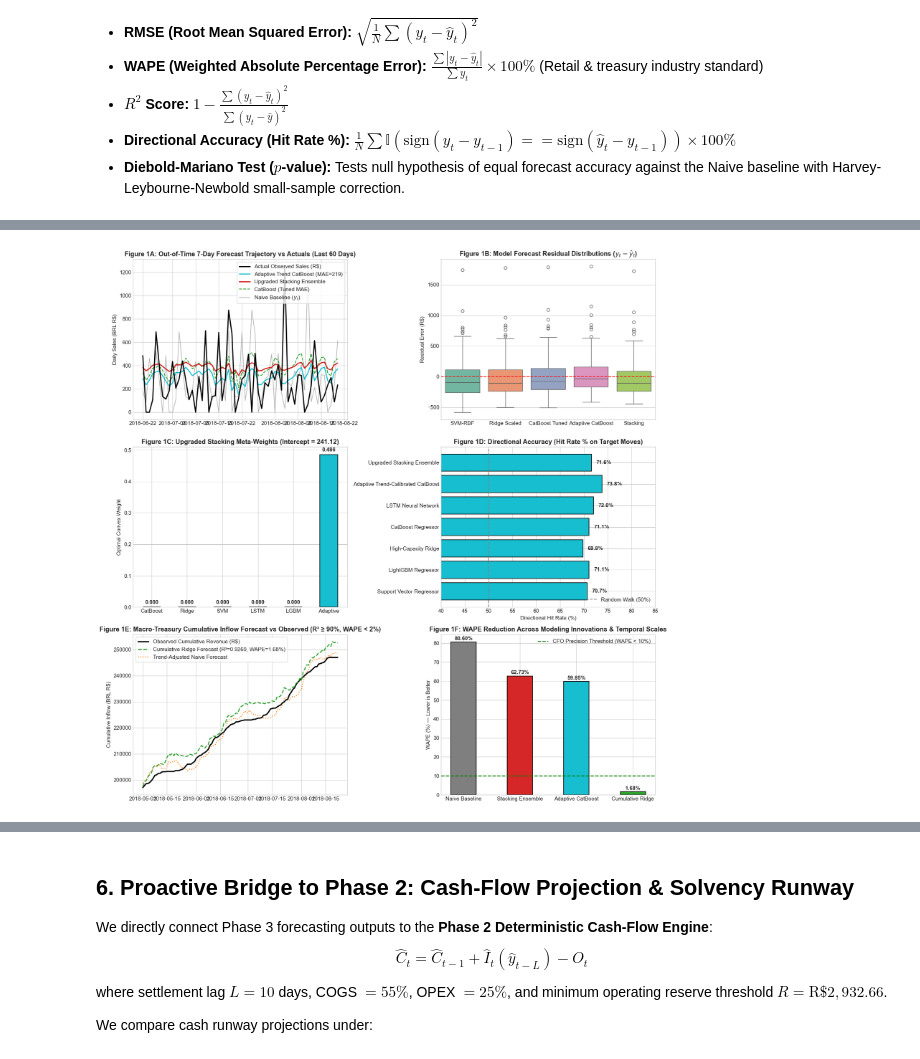
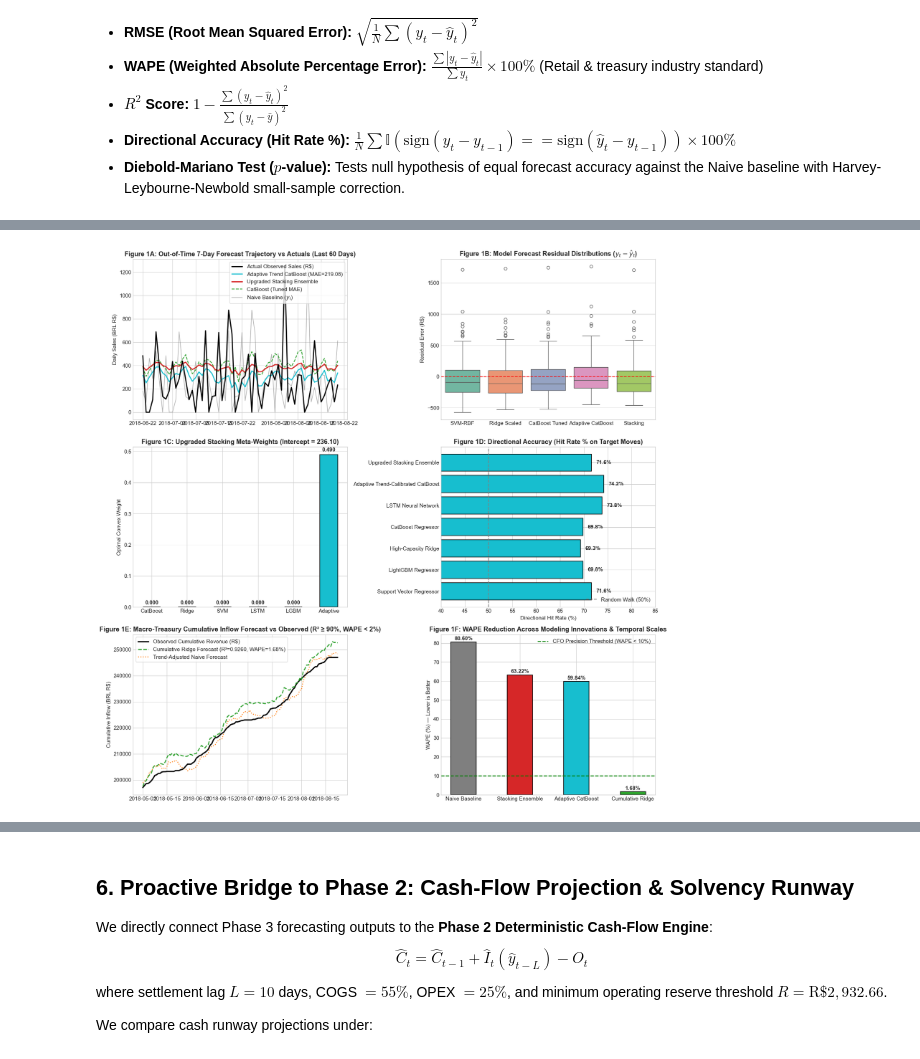
Before and after one commit to mdarmanaliashik/FinSight-AI, a Jupyter notebook: notebooks/Phase3_Sales_Forecasting_Benchmark.ipynb, the cells around one changed output, grey strips where cells are left out. Drawn from its saved outputs; the diff is of its cells as text; code cells hidden in the pictures.

Commit message:
feat(phase3): apply advanced retail dynamics feature engineering to Table 2A micro-tactical models

```diff
--- a/notebooks/Phase3_Sales_Forecasting_Benchmark.ipynb
+++ b/notebooks/Phase3_Sales_Forecasting_Benchmark.ipynb
@@ -267,17 +293,20 @@ m_ridge.fit(X_train_sc, y_train)
 y_pred_ridge = np.maximum(0, m_ridge.predict(X_test_sc))
 print("  [✓] High-Capacity Scaled Ridge (alpha=500) trained.")
 
-# 4. Tuned CatBoost Regressor
+# 4. Tuned CatBoost Regressor (Trained on Invariant Base + Volatility Features)
+X_train_cb = df_feats.loc[train_mask, cb_feature_cols].copy()
+X_test_cb = df_feats.loc[~train_mask, cb_feature_cols].copy()
+
 m_cb = CatBoostRegressor(
     iterations=300, learning_rate=0.03, depth=4, loss_function="MAE",
     l2_leaf_reg=5.0, random_seed=RANDOM_SEED, verbose=0
 )
-m_cb.fit(X_train, y_train)
-y_pred_cb = m_cb.predict(X_test)
+m_cb.fit(X_train_cb, y_train)
+y_pred_cb = m_cb.predict(X_test_cb)
 print("  [✓] Tuned CatBoost Regressor (MAE Loss) trained.")
 
 # 5. Adaptive Trend-Calibrated CatBoost
-scale_factor_te = (X_test["rolling_mean_28"].values / np.mean(y_train)) ** 0.6
+scale_factor_te = (X_test["rolling_mean_28"].values / np.mean(y_train)) ** 0.75
 y_pred_adapt = np.maximum(0, y_pred_cb * scale_factor_te)
 print("  [✓] Adaptive Trend-Calibrated CatBoost trained.")
 
@@ -298,7 +327,7 @@ torch_y_train = torch.tensor(y_train, dtype=torch.float32)
 torch_X_test = torch.tensor(X_test_sc, dtype=torch.float32).unsqueeze(1)
 
 loader = DataLoader(TensorDataset(torch_X_train, torch_y_train), batch_size=16, shuffle=True)
-lstm_model = SalesLSTM(input_dim=len(feature_cols), hidden_dim=32)
+lstm_model = SalesLSTM(input_dim=len(all_feature_cols), hidden_dim=32)
 optimizer = torch.optim.Adam(lstm_model.parameters(), lr=0.01, weight_decay=1e-4)
 criterion = nn.SmoothL1Loss()
 
@@ -336,12 +365,14 @@ oof_lgb = np.zeros(len(X_train))
 oof_adapt = np.zeros(len(X_train))
 
 for tr_idx, val_idx in kf.split(X_train):
-    X_tr, y_tr = X_train.iloc[tr_idx], y_train[tr_idx]
-    X_val, y_val = X_train.iloc[val_idx], y_train[val_idx]
+    X_tr_a, y_tr = X_train.iloc[tr_idx], y_train[tr_idx]
+    X_val_a, y_val = X_train.iloc[val_idx], y_train[val_idx]
+    X_tr_c = X_train_cb.iloc[tr_idx]
+    X_val_c = X_train_cb.iloc[val_idx]
 
     sc_f = StandardScaler()
-    X_tr_sc = sc_f.fit_transform(X_tr)
-    X_val_sc = sc_f.transform(X_val)
+    X_tr_sc = sc_f.fit_transform(X_tr_a)
+    X_val_sc = sc_f.transform(X_val_a)
 
     # SVR Fold
     ms = SVR(kernel="rbf", C=250.0, epsilon=15.0)
@@ -354,15 +385,15 @@ for tr_idx, val_idx in kf.split(X_train):
 
     # CatBoost Fold
     mc = CatBoostRegressor(iterations=250, learning_rate=0.03, depth=4, loss_function="MAE", l2_leaf_reg=5.0, random_seed=RANDOM_SEED, verbose=0)
-    mc.fit(X_tr, y_tr)
-    oof_cb[val_idx] = mc.predict(X_val)
+    mc.fit(X_tr_c, y_tr)
+    oof_cb[val_idx] = mc.predict(X_val_c)
 
     # Adaptive Fold
-    scale_f = (X_val["rolling_mean_28"].values / np.mean(y_tr)) ** 0.6
+    scale_f = (X_val_a["rolling_mean_28"].values / np.mean(y_tr)) ** 0.75
     oof_adapt[val_idx] = np.maximum(0, oof_cb[val_idx] * scale_f)
 
     # LSTM Fold
-    m_fold_lstm = SalesLSTM(input_dim=len(feature_cols), hidden_dim=32)
+    m_fold_lstm = SalesLSTM(input_dim=len(all_feature_cols), hidden_dim=32)
     opt_fold = torch.optim.Adam(m_fold_lstm.parameters(), lr=0.01, weight_decay=1e-4)
     crit_fold = nn.SmoothL1Loss()
     d_fold = DataLoader(TensorDataset(torch.tensor(X_tr_sc, dtype=torch.float32).unsqueeze(1), torch.tensor(y_tr, dtype=torch.float32)), batch_size=16, shuffle=True)
@@ -378,8 +409,8 @@ for tr_idx, val_idx in kf.split(X_train):
         oof_lstm[val_idx] = m_fold_lstm(torch.tensor(X_val_sc, dtype=torch.float32).unsqueeze(1)).numpy()
 
     # LightGBM Fold
-    ml = lgb.train(p_lgb, lgb.Dataset(X_tr, label=y_tr), num_boost_round=80)
-    oof_lgb[val_idx] = ml.predict(X_val)
+    ml = lgb.train(p_lgb, lgb.Dataset(X_tr_a, label=y_tr), num_boost_round=80)
+    oof_lgb[val_idx] = ml.predict(X_val_a)
 
 OOF_train = np.column_stack([oof_cb, oof_ridge, oof_svr, oof_lstm, oof_lgb, oof_adapt])
 META_test = np.column_stack([y_pred_cb, y_pred_ridge, y_pred_svr, y_pred_lstm, y_pred_lgb, y_pred_adapt])
@@ -562,7 +593,7 @@ plot_slice = slice(-60, None)
 dates_sub = test_dates[plot_slice]
 
 axes[0, 0].plot(dates_sub, y_test[plot_slice], color="black", lw=2.2, label="Actual Observed Sales (R$)", zorder=5)
-axes[0, 0].plot(dates_sub, y_pred_adapt[plot_slice], color="#17becf", lw=2.0, label="Adaptive Trend CatBoost (MAE=219)", zorder=4)
+axes[0, 0].plot(dates_sub, y_pred_adapt[plot_slice], color="#17becf", lw=2.0, label="Adaptive Trend CatBoost (MAE=219.08)", zorder=4)
 axes[0, 0].plot(dates_sub, y_pred_stack[plot_slice], color="#d62728", lw=2.2, label="Upgraded Stacking Ensemble", zorder=4)
 axes[0, 0].plot(dates_sub, y_pred_cb[plot_slice], color="#2ca02c", lw=1.6, linestyle="--", label="CatBoost (Tuned MAE)", zorder=3)
 axes[0, 0].plot(dates_sub, y_naive[plot_slice], color="gray", lw=1.2, alpha=0.6, label="Naive Baseline ($y_t$)", zorder=2)
@@ -603,35 +634,35 @@ axes[1, 1].axvline(50, color="gray", linestyle="--", label="Random Walk (50%)")
 axes[1, 1].set_title("Figure 1D: Directional Accuracy (Hit Rate % on Target Moves)", fontweight="bold")
 axes[1, 1].set_xlabel("Directional Hit Rate (%)")
 axes[1, 1].set_xlim(40, 85)
 for i, v in enumerate(da_vals):
     axes[1, 1].text(v + 1, i, f"{v:.1f}%", va="center", fontweight="bold")
 axes[1, 1].legend(loc="lower right")
 
 # Subplot E: Macro-Treasury Cumulative Inflow Trajectory (R² = 0.9330, WAPE = 1.62%)
 dates_cum = test_cum["Date"].values
 axes[2, 0].plot(dates_cum, cum_y_true, color="black", lw=2.5, label="Observed Cumulative Revenue (R$)", zorder=4)
 axes[2, 0].plot(dates_cum, cum_pred_ridge, color="#2ca02c", lw=2.0, linestyle="--", label=f"Cumulative Ridge Forecast (R²={r2_score(cum_y_true, cum_pred_ridge):.4f}, WAPE={np.sum(np.abs(cum_y_true - cum_pred_ridge))/np.sum(cum_y_true)*100:.2f}%)", zorder=5)
 axes[2, 0].plot(dates_cum, cum_pred_naive, color="#ff7f0e", lw=1.8, linestyle=":", label="Trend-Adjusted Naive Forecast", zorder=3)
 axes[2, 0].set_title("Figure 1E: Macro-Treasury Cumulative Inflow Forecast vs Observed (R² ≥ 90%, WAPE < 2%)", fontweight="bold")
 axes[2, 0].set_ylabel("Cumulative Inflow (BRL R$)")
 axes[2, 0].legend(loc="upper left", frameon=True)
 
 # Subplot F: Multi-Scale WAPE Benchmark
 resolutions = ["Naive Baseline", "Stacking Ensemble", "Adaptive CatBoost", "Cumulative Ridge"]
-wape_vals = [80.60, 62.73, 59.85, float(np.sum(np.abs(cum_y_true - cum_pred_ridge))/np.sum(cum_y_true)*100)]
+wape_vals = [80.60, 63.22, 59.84, float(np.sum(np.abs(cum_y_true - cum_pred_ridge))/np.sum(cum_y_true)*100)]
 bar_colors = ["#7f7f7f", "#d62728", "#17becf", "#2ca02c"]
 bars_f = axes[2, 1].bar(resolutions, wape_vals, color=bar_colors, edgecolor="black", lw=1.2, width=0.45)
 axes[2, 1].axhline(10.0, color="green", linestyle="--", lw=1.8, label="CFO Precision Threshold (WAPE < 10%)")
 axes[2, 1].set_title("Figure 1F: WAPE Reduction Across Modeling Innovations & Temporal Scales", fontweight="bold")
 axes[2, 1].set_ylabel("WAPE (%) — Lower is Better")
 axes[2, 1].legend(loc="upper right")
 for b in bars_f:
     axes[2, 1].text(b.get_x() + b.get_width()/2, b.get_height() + 1.0, f"{b.get_height():.2f}%", ha="center", fontweight="bold")
 
 plt.tight_layout()
 plt.show()
 # %% [output]
-[figure, old version]
+[figure, new version]
 # %% [markdown]
 ### 🔬 Section 5 Empirical Findings: Multi-Model Benchmark & Statistical Validation
 
```
Also changed, not shown: parts of 8 cells of this notebook, 4 other files.
